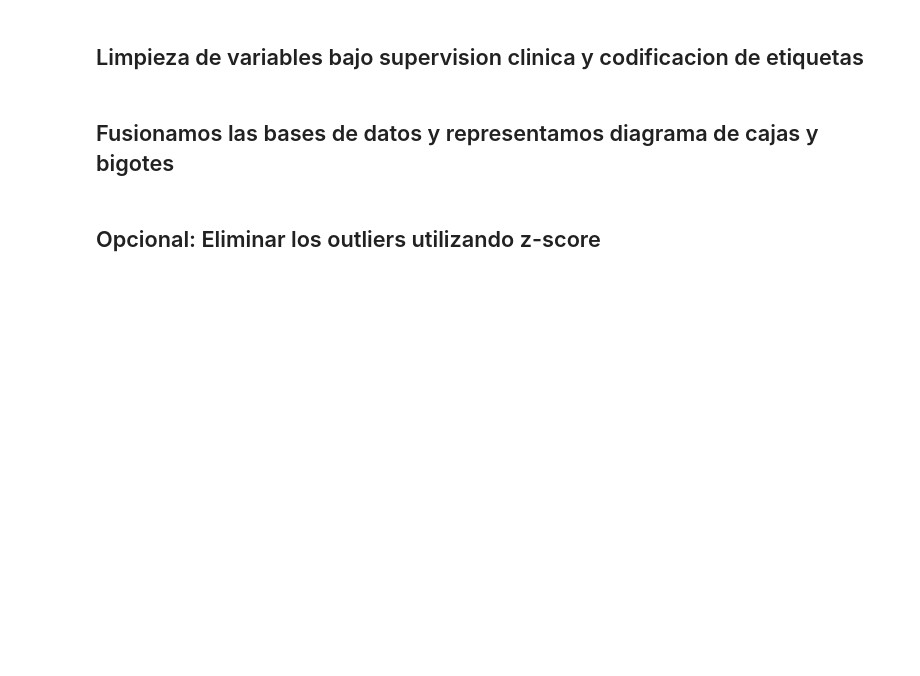
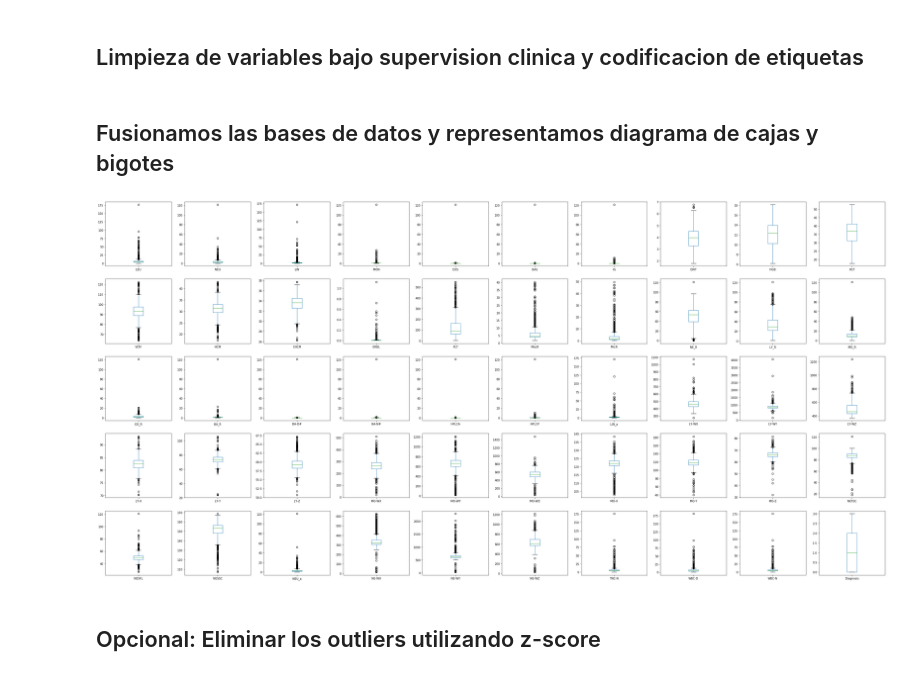
Before and after one commit to ariverap2016/PMD, a Jupyter notebook: PMD integrado_FINAL.ipynb, the cells around one changed output. Saved outputs shown, nothing was run; the diff lists cells and outputs as text; code cells hidden in the pictures; blank space fills up the shorter version.

```diff
--- a/PMD integrado_FINAL.ipynb
+++ b/PMD integrado_FINAL.ipynb
@@ -96,15 +135,17 @@ db_pti['Diagnosis']=np.full((201,1),3)
 # %%
 db_final = pd.concat([db_smd,db_hpt,db_onc,db_pti])
 
 #db_final.info()
 
 db_final = db_final.replace(np.nan ,np.mean(db_final['PLT']))
 
 
 
 
-#db_final.plot(kind='box',subplots=True, layout= (10,10), sharex= False, sharey = False, figsize = (50,50))
-#plt.show()
+db_final.plot(kind='box',subplots=True, layout= (10,10), sharex= False, sharey = False, figsize = (50,50))
+plt.show()
+# %% [output]
+[figure, added]
 # %% [markdown]
 ## Opcional: Eliminar los outliers utilizando z-score
 # %%
```
Also changed, not shown: parts of 55 cells of this notebook.
